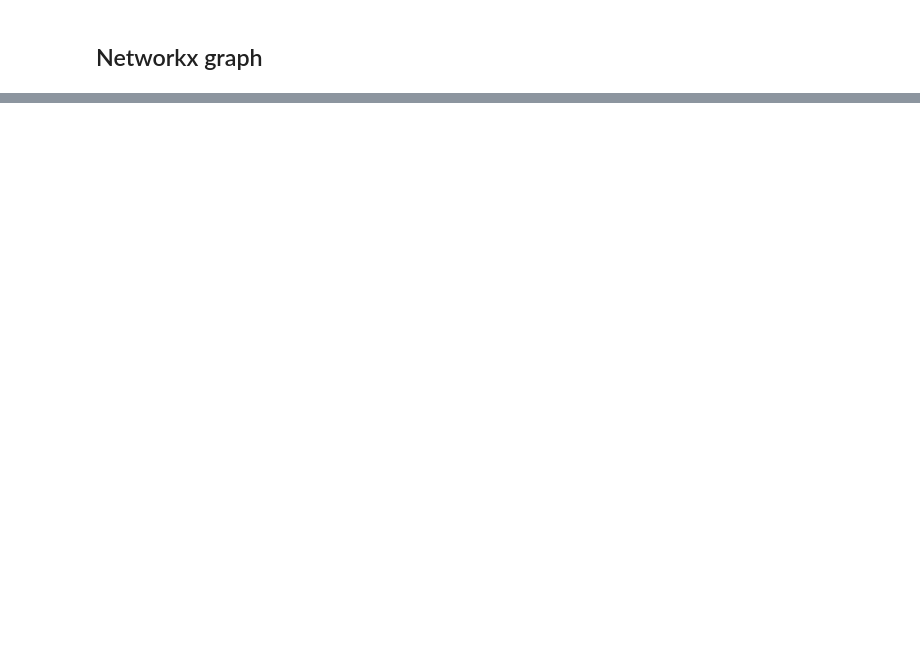
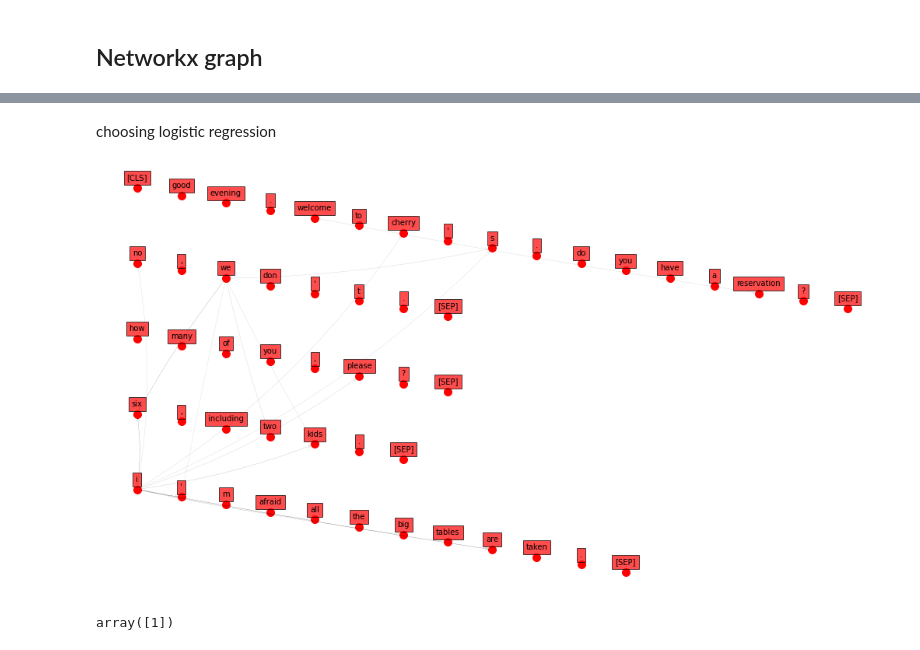
Before and after one commit to eliroc98/dialogue_coherence, a Jupyter notebook: preprocessing_attention.ipynb, the cells around one changed output, grey strips where cells are left out. Saved outputs shown, nothing was run; the diff lists cells and outputs as text; code cells hidden in the pictures; blank space fills up the shorter version.

```diff
--- a/preprocessing_attention.ipynb
+++ b/preprocessing_attention.ipynb
@@ -1041,0 +1302,29 @@ plot_with_args(attention_dicts['bert'][0], "no_cls_sep_punct", 0.03)
+# %%
+def analyse_paths(dialogues_paths):
+    path_analysis = {'avg_path_length':[],
+                    'number_of_paths':[],
+                    'perc_special_tkn_selected':[],
+                    'perc_non_relevant':[]}
+    perc_pos = {f'perc_{k}':[] for k in pos_keys}
+    perc_deps = {f'perc_{k}':[] for k in dep_keys}
+    path_analysis = path_analysis | perc_pos | perc_deps
+    for dialogue_paths in dialogues_paths:
+        if dialogue_paths == []: continue
+        n_paths = len(dialogue_paths)
+        p_len, p_non_rel, p_special_tkn_sel, p_non_rel = [[] for _ in np.arange(4)]
+        p_pos = {k:[] for k in pos_keys}
+        p_dep = {k:[] for k in dep_keys}
+        for path in dialogue_paths:
+            p_length = len(path['path'])
+            p_len.append(p_length)
+            p_special_tkn_sel.append((path['words'].count('[SEP]') + path['words'].count('[CLS]')) / (p_length))
+            [p_pos[k].append(path['part_of_speech'].count(k)/p_length) for k in pos_keys if k not in ['[CLS]', '[SEP]']]
+            [p_dep[k].append(path['dependency_relations'].count(k)/p_length) for k in dep_keys]
+            p_non_rel.append(((path['words'].count('[SEP]') + path['words'].count('[CLS]')) + path['part_of_speech'].count('PUNCT')) / p_length)
+        path_analysis['avg_path_length'].append(np.sum(p_len)/(n_paths))
+        path_analysis['number_of_paths'].append((n_paths))
+        path_analysis['perc_special_tkn_selected'].append(np.sum(p_special_tkn_sel)/(n_paths))
+        path_analysis['perc_non_relevant'].append(np.sum(p_non_rel)/(n_paths))
+        [path_analysis[f'perc_{k}'].append(np.sum(p_pos[k])/(n_paths)) for k in pos_keys if k not in ['[CLS]', '[SEP]']]
+        [path_analysis[f'perc_{k}'].append(np.sum(p_dep[k])/(n_paths)) for k in dep_keys]
+    return path_analysis
@@ -1041,0 +1554,13 @@ plot_with_args(attention_dicts['bert'][0], "no_cls_sep_punct", 0.03)
+# %% [markdown]
+choosing logistic regression
+# %%
+G = filtering_graph_and_plot(attention_dicts['bert'][9], layer= 0, head = 0, min_attention=0.05, filters="no_cls_sep_punct", plot = True)
+paths = extract_paths(G)
+analyzed_path = analyse_paths([paths])
+# %% [output]
+[figure, added]
+# %%
+#example_1 = standardizer.transform(list(analyzed_path.values()))
+models["Logistic Regression (0,0)"].predict(standardizer.transform(pd.DataFrame(analyzed_path)))
+# %% [output]
+array([1])
```
Also changed, not shown: parts of 47 cells of this notebook, 1 other file.
